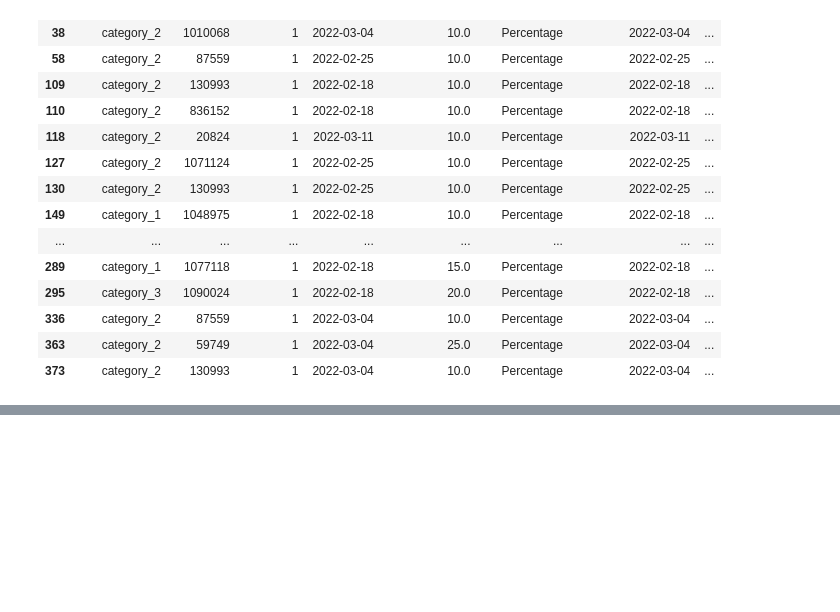
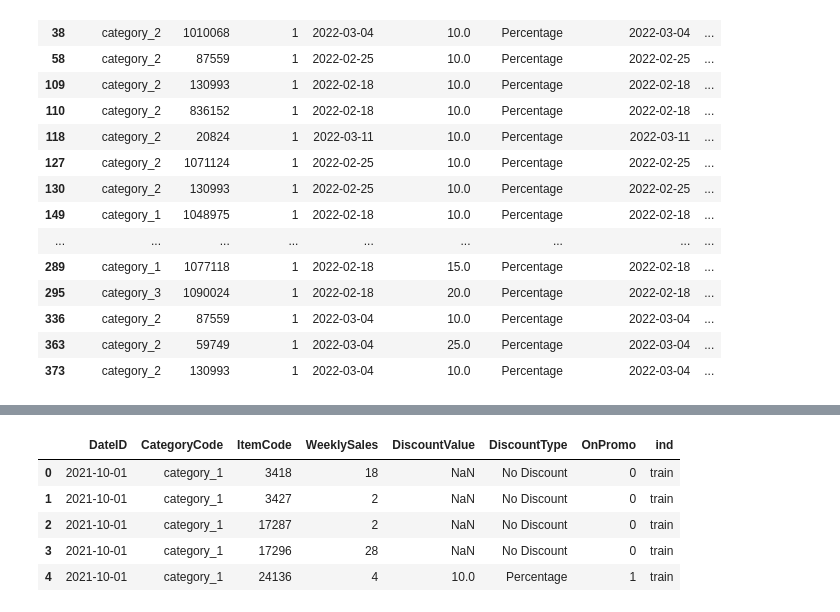
Before and after one commit to Sachini007/Data-Storm-3.0, a Jupyter notebook: Semi_Finals_05_03_22/FeatureEngineering.ipynb, the cells around one changed output, grey strips where cells are left out. Saved outputs shown, nothing was run; the diff lists cells and outputs as text; code cells hidden in the pictures; blank space fills up the shorter version.

```diff
--- a/Semi_Finals_05_03_22/FeatureEngineering.ipynb
+++ b/Semi_Finals_05_03_22/FeatureEngineering.ipynb
@@ -116 +145,11 @@ ind                      0
 dtype: int64
+# %%
+df['DiscountType'].fillna('No Discount', inplace=True)
+df.head()
+# %% [output]
+|  | DateID | CategoryCode | ItemCode | WeeklySales | DiscountValue | DiscountType | OnPromo | ind |
+| 0 | 2021-10-01 | category_1 | 3418 | 18 | NaN | No Discount | 0 | train |
+| 1 | 2021-10-01 | category_1 | 3427 | 2 | NaN | No Discount | 0 | train |
+| 2 | 2021-10-01 | category_1 | 17287 | 2 | NaN | No Discount | 0 | train |
+| 3 | 2021-10-01 | category_1 | 17296 | 28 | NaN | No Discount | 0 | train |
+| 4 | 2021-10-01 | category_1 | 24136 | 4 | 10.0 | Percentage | 1 | train |
```
Also changed, not shown: parts of 49 cells of this notebook.
